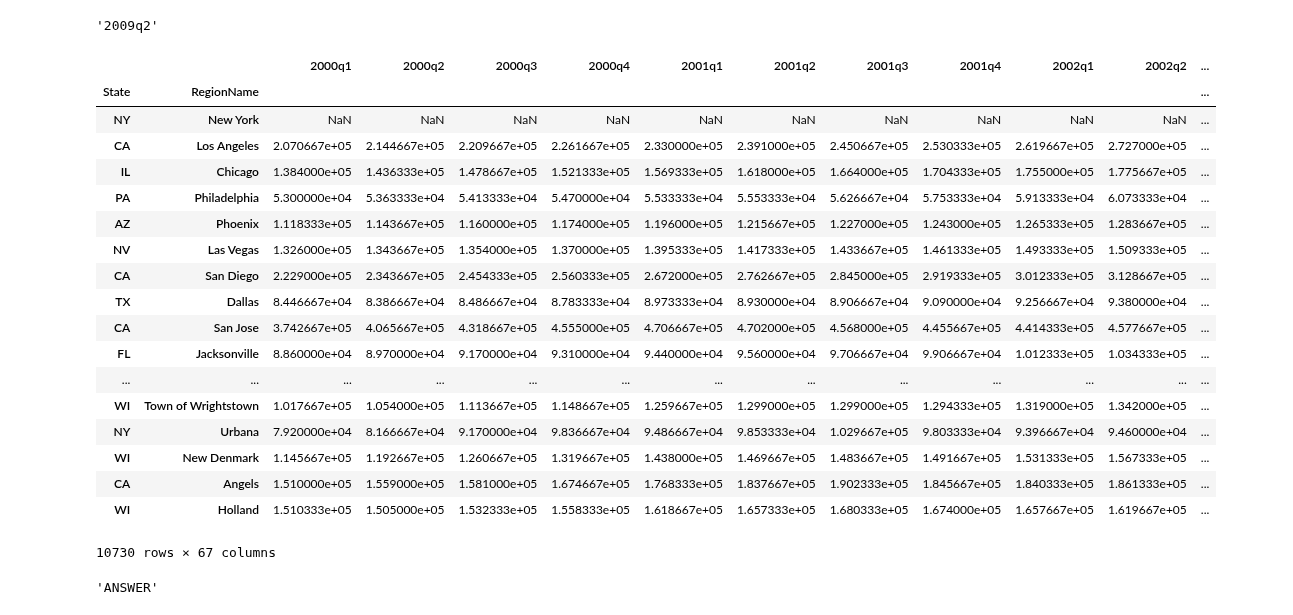
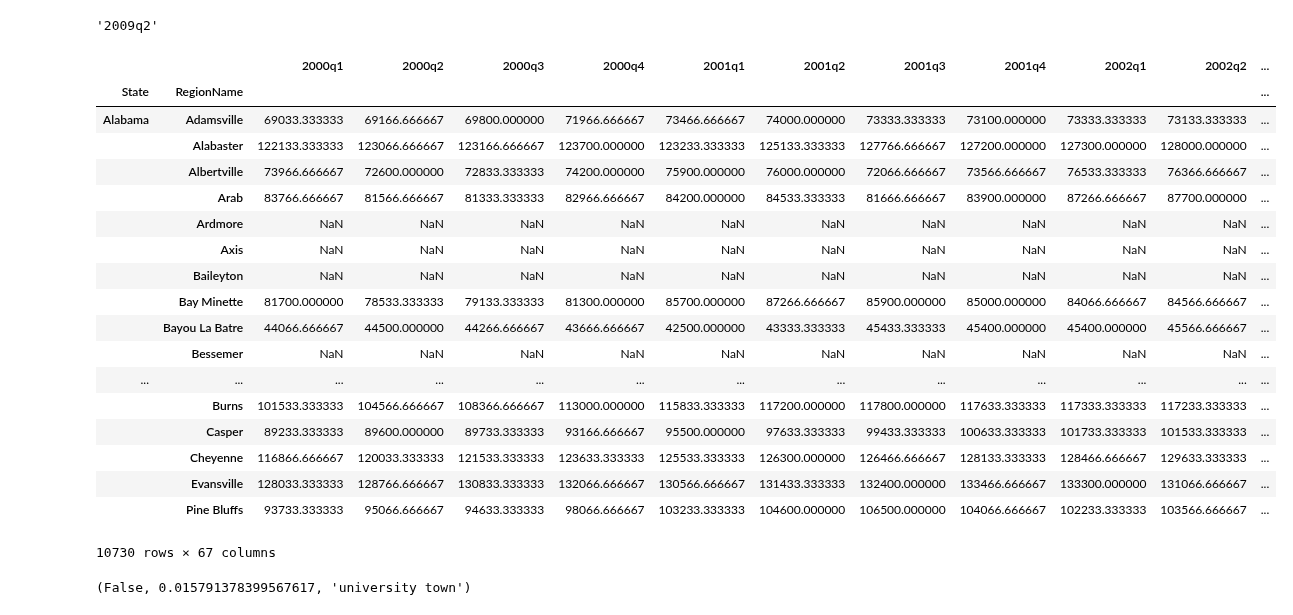
Before and after one commit to Brian-Lee/intro-to_data-science-with-python, a Jupyter notebook: Assignment+4.ipynb, the cells around one changed output. Drawn from its saved outputs; the diff is of its cells as text; code cells hidden in the pictures.

Commit message:
attempted to answer final question (run_ttest())

```diff
--- a/Assignment+4.ipynb
+++ b/Assignment+4.ipynb
@@ -232,49 +232,53 @@ def convert_housing_data_to_quarters():
     for year in full_years:
         housing_df[year + 'q1'] = housing_df[[year + '-01', year + '-02', year + '-03']].mean(axis=1)
         housing_df[year + 'q2'] = housing_df[[year + '-04', year + '-05', year + '-06']].mean(axis=1)
         housing_df[year + 'q3'] = housing_df[[year + '-07', year + '-08', year + '-09']].mean(axis=1)
         housing_df[year + 'q4'] = housing_df[[year + '-10', year + '-11', year + '-12']].mean(axis=1)
         housing_columns_to_drop = [year + '-01', year + '-02',year + '-03',
                                   year + '-04', year + '-05',year + '-06',
                                   year + '-07', year + '-08',year + '-09',
                                   year + '-10', year + '-11',year + '-12']
         housing_df.drop(housing_columns_to_drop, axis=1, inplace=True)
 
     #take care of the three quarters of 2016
     year = '2016'
     housing_df[year + 'q1'] = housing_df[[year + '-01', year + '-02', year + '-03']].mean(axis=1)
     housing_df[year + 'q2'] = housing_df[[year + '-04', year + '-05', year + '-06']].mean(axis=1)
     housing_df[year + 'q3'] = housing_df[[year + '-07', year + '-08']].mean(axis=1)
     housing_columns_to_drop = [year + '-01', year + '-02',year + '-03',
                                   year + '-04', year + '-05',year + '-06',
                                   year + '-07', year + '-08']
     housing_df.drop(housing_columns_to_drop, axis=1, inplace=True)
 
+    #convert states from 2 letter codes to full state names
+    housing_df['State'] = housing_df['State'].map(states)
     housing_df.set_index(["State","RegionName"],drop=True,inplace=True)
+
+    housing_df.sort_index(inplace=True)
 
     assert(housing_df.shape == (10730,67))
     return housing_df
 
 convert_housing_data_to_quarters()
 # %% [output]
 |  |  | 2000q1 | 2000q2 | 2000q3 | 2000q4 | 2001q1 | 2001q2 | 2001q3 | 2001q4 | 2002q1 | 2002q2 | ... |
 | State | RegionName |  |  |  |  |  |  |  |  |  |  | ... |
-| NY | New York | NaN | NaN | NaN | NaN | NaN | NaN | NaN | NaN | NaN | NaN | ... |
-| CA | Los Angeles | 2.070667e+05 | 2.144667e+05 | 2.209667e+05 | 2.261667e+05 | 2.330000e+05 | 2.391000e+05 | 2.450667e+05 | 2.530333e+05 | 2.619667e+05 | 2.727000e+05 | ... |
-| IL | Chicago | 1.384000e+05 | 1.436333e+05 | 1.478667e+05 | 1.521333e+05 | 1.569333e+05 | 1.618000e+05 | 1.664000e+05 | 1.704333e+05 | 1.755000e+05 | 1.775667e+05 | ... |
-| PA | Philadelphia | 5.300000e+04 | 5.363333e+04 | 5.413333e+04 | 5.470000e+04 | 5.533333e+04 | 5.553333e+04 | 5.626667e+04 | 5.753333e+04 | 5.913333e+04 | 6.073333e+04 | ... |
-| AZ | Phoenix | 1.118333e+05 | 1.143667e+05 | 1.160000e+05 | 1.174000e+05 | 1.196000e+05 | 1.215667e+05 | 1.227000e+05 | 1.243000e+05 | 1.265333e+05 | 1.283667e+05 | ... |
-| NV | Las Vegas | 1.326000e+05 | 1.343667e+05 | 1.354000e+05 | 1.370000e+05 | 1.395333e+05 | 1.417333e+05 | 1.433667e+05 | 1.461333e+05 | 1.493333e+05 | 1.509333e+05 | ... |
-| CA | San Diego | 2.229000e+05 | 2.343667e+05 | 2.454333e+05 | 2.560333e+05 | 2.672000e+05 | 2.762667e+05 | 2.845000e+05 | 2.919333e+05 | 3.012333e+05 | 3.128667e+05 | ... |
-| TX | Dallas | 8.446667e+04 | 8.386667e+04 | 8.486667e+04 | 8.783333e+04 | 8.973333e+04 | 8.930000e+04 | 8.906667e+04 | 9.090000e+04 | 9.256667e+04 | 9.380000e+04 | ... |
-| CA | San Jose | 3.742667e+05 | 4.065667e+05 | 4.318667e+05 | 4.555000e+05 | 4.706667e+05 | 4.702000e+05 | 4.568000e+05 | 4.455667e+05 | 4.414333e+05 | 4.577667e+05 | ... |
-| FL | Jacksonville | 8.860000e+04 | 8.970000e+04 | 9.170000e+04 | 9.310000e+04 | 9.440000e+04 | 9.560000e+04 | 9.706667e+04 | 9.906667e+04 | 1.012333e+05 | 1.034333e+05 | ... |
+| Alabama | Adamsville | 69033.333333 | 69166.666667 | 69800.000000 | 71966.666667 | 73466.666667 | 74000.000000 | 73333.333333 | 73100.000000 | 73333.333333 | 73133.333333 | ... |
+|  | Alabaster | 122133.333333 | 123066.666667 | 123166.666667 | 123700.000000 | 123233.333333 | 125133.333333 | 127766.666667 | 127200.000000 | 127300.000000 | 128000.000000 | ... |
+|  | Albertville | 73966.666667 | 72600.000000 | 72833.333333 | 74200.000000 | 75900.000000 | 76000.000000 | 72066.666667 | 73566.666667 | 76533.333333 | 76366.666667 | ... |
+|  | Arab | 83766.666667 | 81566.666667 | 81333.333333 | 82966.666667 | 84200.000000 | 84533.333333 | 81666.666667 | 83900.000000 | 87266.666667 | 87700.000000 | ... |
+|  | Ardmore | NaN | NaN | NaN | NaN | NaN | NaN | NaN | NaN | NaN | NaN | ... |
+|  | Axis | NaN | NaN | NaN | NaN | NaN | NaN | NaN | NaN | NaN | NaN | ... |
+|  | Baileyton | NaN | NaN | NaN | NaN | NaN | NaN | NaN | NaN | NaN | NaN | ... |
+|  | Bay Minette | 81700.000000 | 78533.333333 | 79133.333333 | 81300.000000 | 85700.000000 | 87266.666667 | 85900.000000 | 85000.000000 | 84066.666667 | 84566.666667 | ... |
+|  | Bayou La Batre | 44066.666667 | 44500.000000 | 44266.666667 | 43666.666667 | 42500.000000 | 43333.333333 | 45433.333333 | 45400.000000 | 45400.000000 | 45566.666667 | ... |
+|  | Bessemer | NaN | NaN | NaN | NaN | NaN | NaN | NaN | NaN | NaN | NaN | ... |
 | ... | ... | ... | ... | ... | ... | ... | ... | ... | ... | ... | ... | ... |
-| WI | Town of Wrightstown | 1.017667e+05 | 1.054000e+05 | 1.113667e+05 | 1.148667e+05 | 1.259667e+05 | 1.299000e+05 | 1.299000e+05 | 1.294333e+05 | 1.319000e+05 | 1.342000e+05 | ... |
-| NY | Urbana | 7.920000e+04 | 8.166667e+04 | 9.170000e+04 | 9.836667e+04 | 9.486667e+04 | 9.853333e+04 | 1.029667e+05 | 9.803333e+04 | 9.396667e+04 | 9.460000e+04 | ... |
-| WI | New Denmark | 1.145667e+05 | 1.192667e+05 | 1.260667e+05 | 1.319667e+05 | 1.438000e+05 | 1.469667e+05 | 1.483667e+05 | 1.491667e+05 | 1.531333e+05 | 1.567333e+05 | ... |
-| CA | Angels | 1.510000e+05 | 1.559000e+05 | 1.581000e+05 | 1.674667e+05 | 1.768333e+05 | 1.837667e+05 | 1.902333e+05 | 1.845667e+05 | 1.840333e+05 | 1.861333e+05 | ... |
-| WI | Holland | 1.510333e+05 | 1.505000e+05 | 1.532333e+05 | 1.558333e+05 | 1.618667e+05 | 1.657333e+05 | 1.680333e+05 | 1.674000e+05 | 1.657667e+05 | 1.619667e+05 | ... |
+|  | Burns | 101533.333333 | 104566.666667 | 108366.666667 | 113000.000000 | 115833.333333 | 117200.000000 | 117800.000000 | 117633.333333 | 117333.333333 | 117233.333333 | ... |
+|  | Casper | 89233.333333 | 89600.000000 | 89733.333333 | 93166.666667 | 95500.000000 | 97633.333333 | 99433.333333 | 100633.333333 | 101733.333333 | 101533.333333 | ... |
+|  | Cheyenne | 116866.666667 | 120033.333333 | 121533.333333 | 123633.333333 | 125533.333333 | 126300.000000 | 126466.666667 | 128133.333333 | 128466.666667 | 129633.333333 | ... |
+|  | Evansville | 128033.333333 | 128766.666667 | 130833.333333 | 132066.666667 | 130566.666667 | 131433.333333 | 132400.000000 | 133466.666667 | 133300.000000 | 131066.666667 | ... |
+|  | Pine Bluffs | 93733.333333 | 95066.666667 | 94633.333333 | 98066.666667 | 103233.333333 | 104600.000000 | 106500.000000 | 104066.666667 | 102233.333333 | 103566.666667 | ... |
 10730 rows × 67 columns
 # %%
 def run_ttest():
@@ -293,13 +297,44 @@ def run_ttest():
     reduced market loss).'''
 
     recession_start = get_recession_start()
-    recession_end = get_recession_end()
+    recession_bottom = get_recession_bottom()
     housing_df = convert_housing_data_to_quarters()
+
+    university_towns_df = get_list_of_university_towns()
+    housing_df = housing_df.loc[:, recession_start: recession_bottom]
+
+    # add columb for housing price growth (possibly negative) from start of recession to bottom of recession
+    # Note: recessions happen based on GDP data - housing prices could easily go opposite of GDP
+    #housing_df['growth'] = (housing_df[recession_bottom] - housing_df[recession_start])/housing_df[recession_start]
+    housing_df['growth'] = housing_df[recession_bottom] - housing_df[recession_start]
+
+    #add a flag columb to housing dataframe for whether this is a university town
+    university_towns_df['isUniversityTown'] = 1
+    university_towns_df.set_index(['State','RegionName'], inplace=True)
+
+    housing_df = housing_df.merge(university_towns_df, how='left', left_index=True, right_index=True)
+    housing_df['isUniversityTown'].fillna(0, inplace=True)
+
+    university_town_df = housing_df[housing_df['isUniversityTown'] == 1]
+    non_university_town_df = housing_df[housing_df['isUniversityTown'] == 0]
+
+    p = ttest_ind(university_town_df['growth'], non_university_town_df['growth'], nan_policy='omit')[1]
+
+    # if we achieve a p value below 0.01 we can reject the null hypothesis
+    if p < 0.01:
+        different = True
+    else:
+        different = False
+
+    if university_town_df['growth'].mean() > non_university_town_df['growth'].mean():
+        better = "university town"
+    else:
+        better = "non-university town"
+
+    return different, p, better
 
 
 
-    return "ANSWER"
-
 run_ttest()
 # %% [output]
-'ANSWER'
+(False, 0.015791378399567617, 'university town')
```
Also changed, not shown: parts of 1 cell of this notebook.
